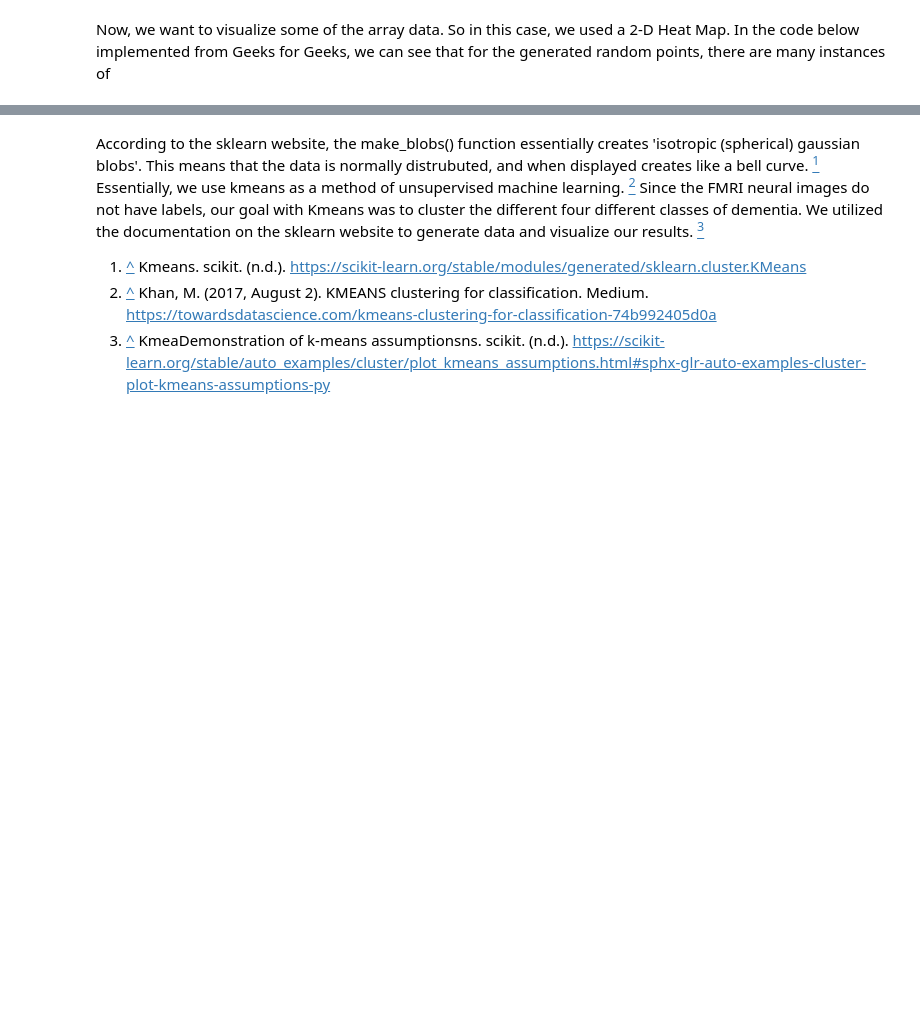
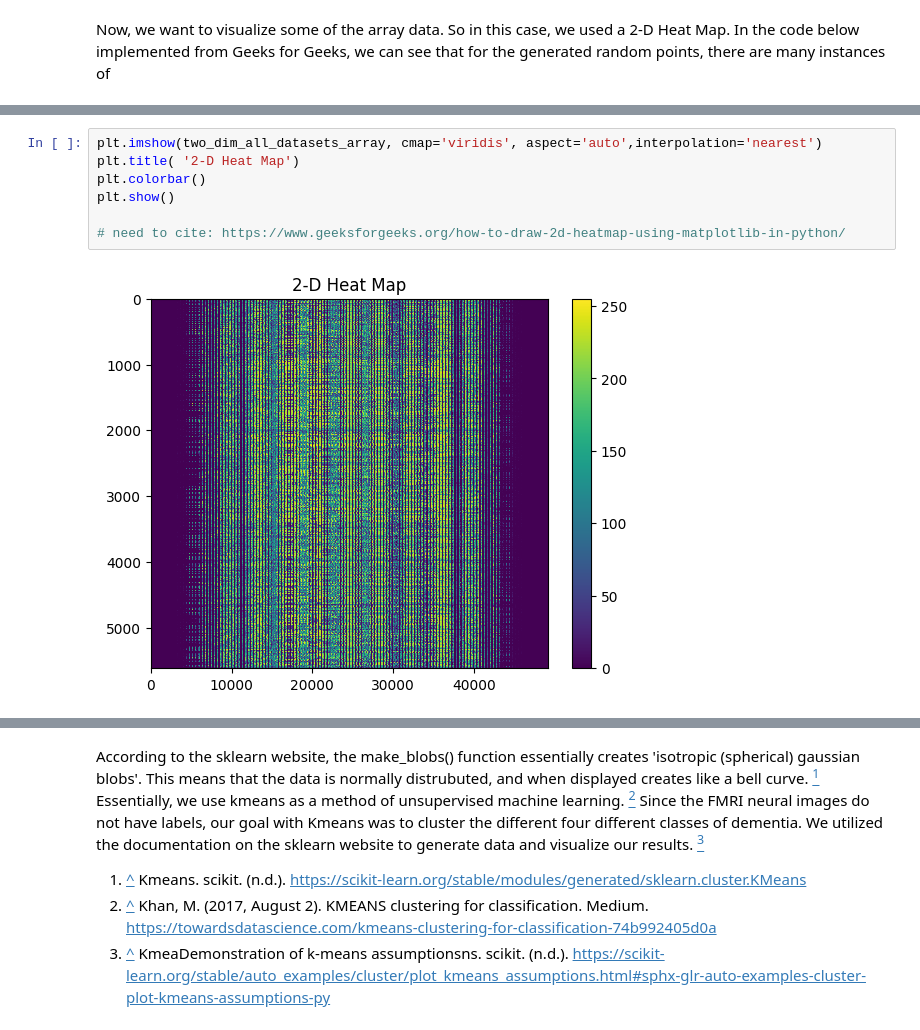
Before and after one commit to enriqfatima/COGS138_GROUP_13, a Jupyter notebook: COGS138_Final.ipynb, the cells around one changed output, grey strips where cells are left out. Drawn from its saved outputs; the diff is of its cells as text; blank space fills up the shorter version.

```diff
--- a/COGS138_Final.ipynb
+++ b/COGS138_Final.ipynb
@@ -794,2 +796,11 @@ plt.show()
+# %%
+plt.imshow(two_dim_all_datasets_array, cmap='viridis', aspect='auto',interpolation='nearest')
+plt.title( '2-D Heat Map')
+plt.colorbar()
+plt.show()
+
+# need to cite: https://www.geeksforgeeks.org/how-to-draw-2d-heatmap-using-matplotlib-in-python/
+# %% [output]
+[figure, added]
 # %%
 import matplotlib.colors as colors
```
Also changed, not shown: parts of 3 cells of this notebook.
